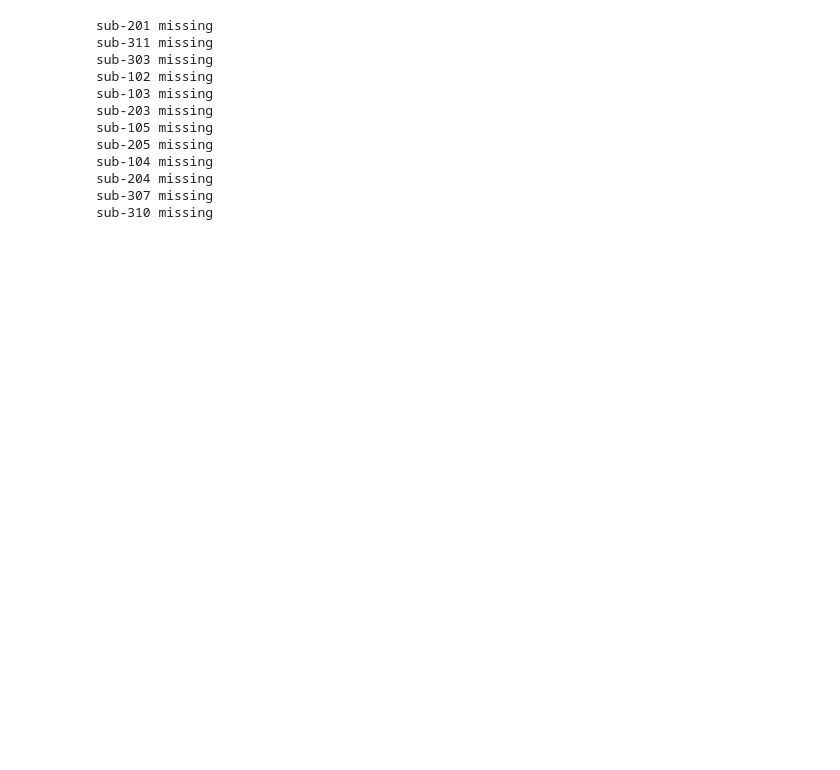
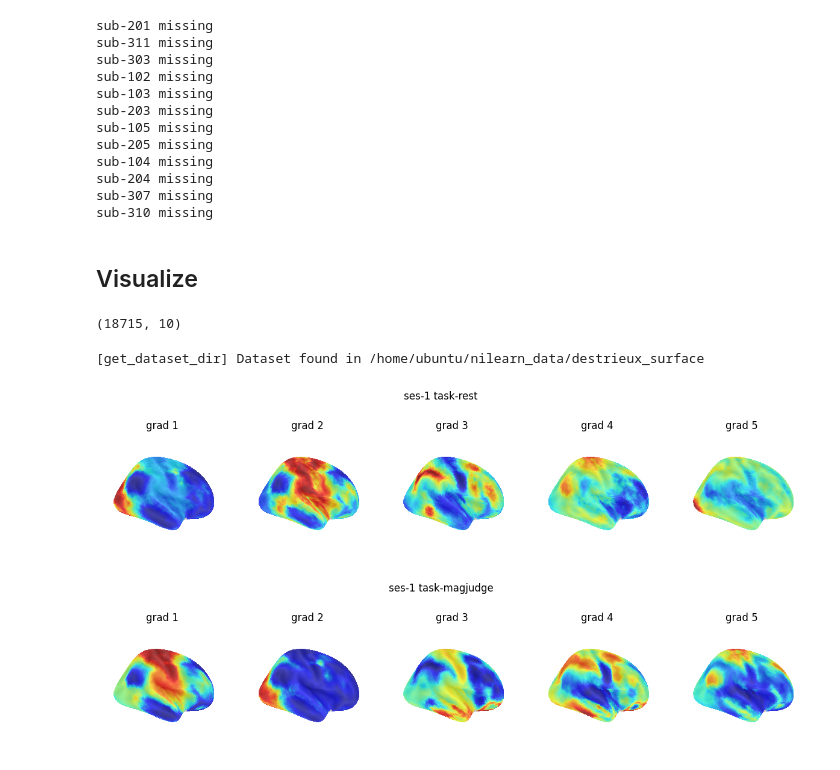
Before and after one commit to mrenke/parietal_patterns, a Jupyter notebook: gradient_analysis/average_gradients_01.ipynb, the cells around one changed output. Drawn from its saved outputs; the diff is of its cells as text; code cells hidden in the pictures; blank space fills up the shorter version.

```diff
--- a/gradient_analysis/average_gradients_01.ipynb
+++ b/gradient_analysis/average_gradients_01.ipynb
@@ -60,3 +60,53 @@ gm.fit(av_cm_transf)
 
 np.save(op.join(target_dir,f'average-{group}_Nsubs-{N_subs}_ses-{ses}_task-{task}_gradients.npy'), gm.gradients_) # save all together
 np.save(op.join(target_dir,f'average-{group}_Nsubs-{N_subs}_ses-{ses}_task-{task}_lambdas.npy'), gm.lambdas_) # save all together
+# %% [markdown]
+## Visualize
+# %%
+import nilearn.plotting as nplt
+import matplotlib.pyplot as plt
+import seaborn as sns
+from  nilearn.datasets import fetch_surf_fsaverage
+fsaverage = fetch_surf_fsaverage() # default 5
+
+side_view = 'medial'
+cmap = 'viridis'
+n_comp = 5
+# %%
+grad.shape
+# %% [output]
+(18715, 10)
+# %%
+from brainspace.utils.parcellation import map_to_labels
+from utils import get_basic_mask
+mask, labeling_noParcel = get_basic_mask()
+
+tasks = ['rest', 'magjudge']
+group = 'All'
+ses = 1
+n_comp = 5
+N_subs = 15
+cmap = 'jet'
+
+source_dir = op.join(bids_folder, 'derivatives', 'gradients', f'sub-{group}')
+for j, task in enumerate(tasks):
+    fn_grad = op.join(source_dir,f'average-{group}_Nsubs-{N_subs}_ses-{ses}_task-{task}_gradients.npy')
+    gms =  np.load(fn_grad)
+    grad = [None] * gms.shape[1]
+    for i, g in enumerate(gms.T): # gm.gradients_.T
+        grad[i] = map_to_labels(g, labeling_noParcel, mask=mask, fill=np.nan)
+
+    figure, axes = plt.subplots(nrows=1, ncols=n_comp,figsize = (15,8), subplot_kw=dict(projection='3d'))
+    for i in range(0,n_comp):
+        n_grad= i+1
+        gm = np.split(grad[i],2) # for i, hemi in enumerate(['L', 'R']): --> left first
+        gm_r = gm[1]
+        nplt.plot_surf(surf_mesh= fsaverage.infl_right, surf_map= gm_r, # infl_right # pial_right
+                    view= side_view,cmap=cmap, colorbar=False,  # sub-{sub}, title=f'grad {i+1}',
+                    bg_map=fsaverage.sulc_right, bg_on_data=True,darkness=0.7 ,axes=axes[i]) #
+        axes[i].set(title=f'grad {n_grad}')
+    figure.suptitle(f'ses-{ses} task-{task}',y = 0.71 )
+# %% [output]
+[get_dataset_dir] Dataset found in /home/ubuntu/nilearn_data/destrieux_surface
+[figure, added]
+[figure, added]
```
Also changed, not shown: 13 other files.
